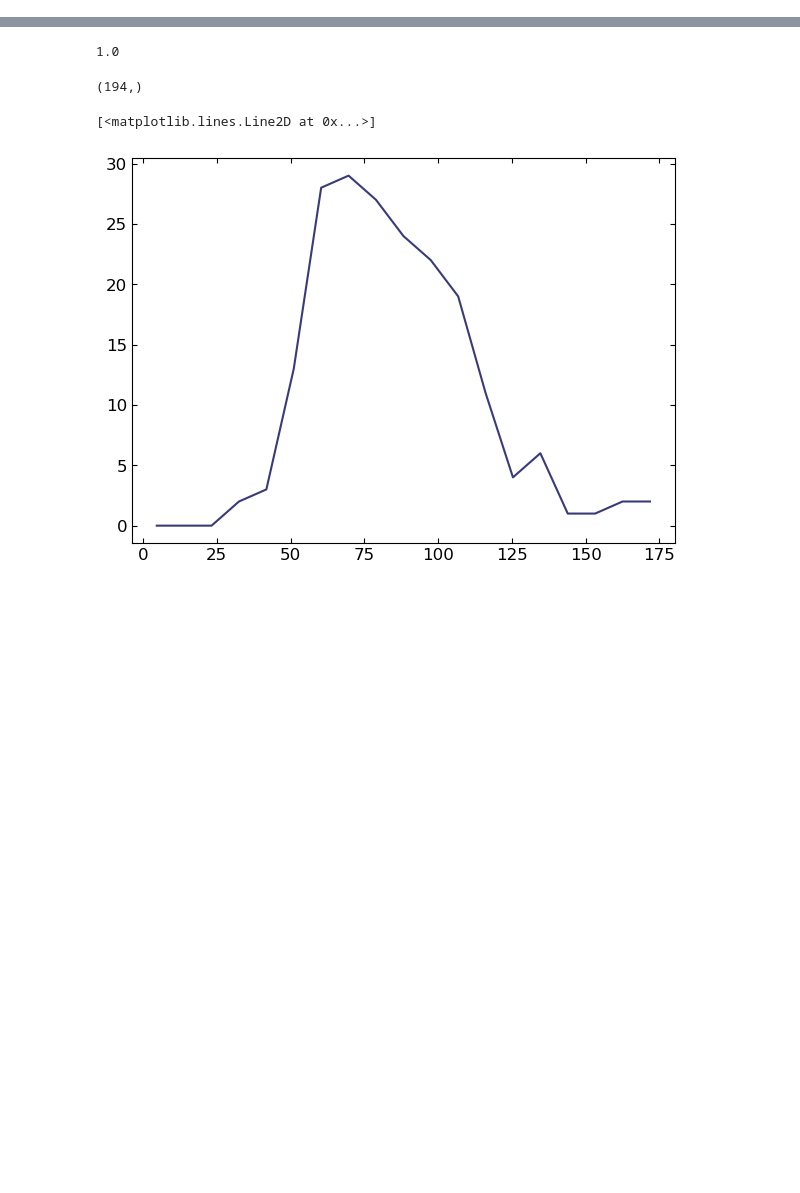
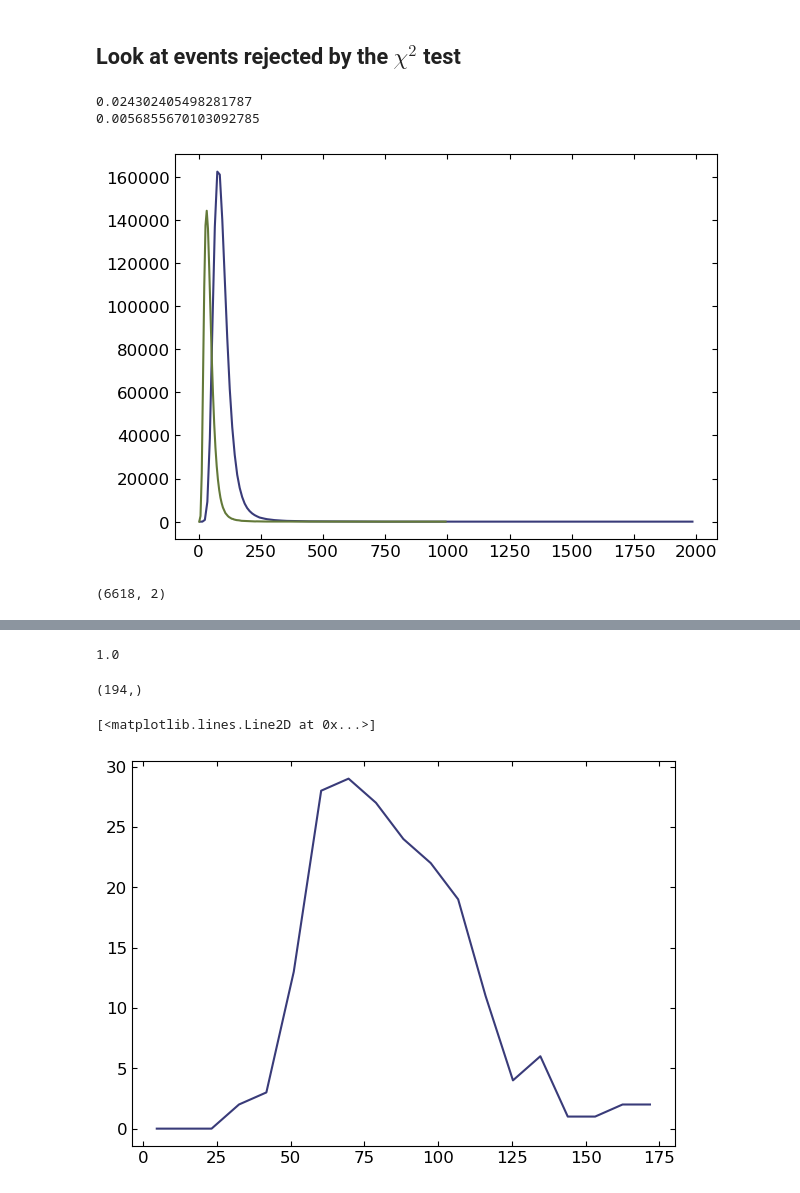
Before and after one commit to yuhants/dm_nanospheres, a Jupyter notebook: analysis_notebooks/sphere_combined_reconstruction.ipynb, the cells around one changed output, grey strips where cells are left out. Drawn from its saved outputs; the diff is of its cells as text; code cells hidden in the pictures; blank space fills up the shorter version.

Commit message:
update chi2 test and processing script

```diff
--- a/analysis_notebooks/sphere_combined_reconstruction.ipynb
+++ b/analysis_notebooks/sphere_combined_reconstruction.ipynb
@@ -17,3 +17,5 @@ utils.load_plotting_setting()
 
 from matplotlib.gridspec import GridSpec
 from matplotlib.ticker import LogLocator, NullFormatter, MultipleLocator
+# %% [markdown]
+## Look at events rejected by the $\chi^2$ test
@@ -19,0 +62,48 @@ from matplotlib.ticker import LogLocator, NullFormatter, MultipleLocator
+# %%
+normalized_template_downsampled_long = get_normalized_template('sphere_20250103', voltage=20, bounds=(1000, 2000), downsampled=True)
+normalized_template_downsampled_short = get_normalized_template('sphere_20250103', voltage=20, bounds=(1250, 1750), downsampled=True)
+# %%
+file = r'/Volumes/LaCie/dm_data_processed_fullamp/sphere_20250103/20250104_4e-8mbar_alignment0_long/20250104_d_4_processed.hdf5'
+f = h5py.File(file, "r")
+
+amps = f['data_processed']['amplitude'][:]
+f.close()
+# %%
+sigma_p = 176.79818534573002
+amp2kev = 7157.624533259538
+
+lb, ub = 100, -50
+
+amp_all          = np.empty(shape=(amps.shape[0], 194), dtype=np.float64)
+chisquare_long   = np.empty(shape=(amps.shape[0], 194), dtype=np.float64)
+chisquare_short  = np.empty(shape=(amps.shape[0], 194), dtype=np.float64)
+amp_indices      = np.empty(shape=(amps.shape[0], 194), dtype=np.int16)
+
+for j, amp_lp in enumerate(amps):
+    amp_search = np.abs(amp_lp[lb:ub])
+    amp_reshaped = np.reshape(amp_search, (int(amp_search.size/25), 25))
+
+    amp_searched_idx = np.argmax(amp_reshaped, axis=1)
+    amp_searched_idx_in_window = get_idx_in_window(amp_searched_idx, search_length=25, lb=lb)
+
+    amp_indices[j] = amp_searched_idx_in_window
+    amp_all[j] = amp_lp[amp_searched_idx_in_window]
+    chisquare_long[j] = calc_chisquares(amp_lp, amp_searched_idx_in_window, normalized_template_downsampled_long, sigma_amp=sigma_p/amp2kev)
+    chisquare_short[j] = calc_chisquares(amp_lp, amp_searched_idx_in_window, normalized_template_downsampled_short, sigma_amp=sigma_p/amp2kev)
+# %%
+bins = np.arange(0, 2000, 10)
+hh, be = np.histogram(chisquare_long.flatten(), bins=bins)
+bc = 0.5 * (be[:-1] + be[1:])
+plt.plot(bc, hh)
+
+bins = np.arange(0, 1000, 5)
+hh, be = np.histogram(chisquare_short.flatten(), bins=bins)
+bc = 0.5 * (be[:-1] + be[1:])
+plt.plot(bc, hh)
+
+print(np.sum(chisquare_long > 200) / chisquare_long.size)
+print(np.sum(chisquare_short > 150) / chisquare_short.size)
+# %% [output]
+0.024302405498281787
+0.0056855670103092785
+[figure, added]
@@ -19,0 +120,4 @@ from matplotlib.ticker import LogLocator, NullFormatter, MultipleLocator
+# %%
+bad_chi2_short.shape
+# %% [output]
+(6618, 2)
```
Also changed, not shown: parts of 9 cells of this notebook, 4 other files.
